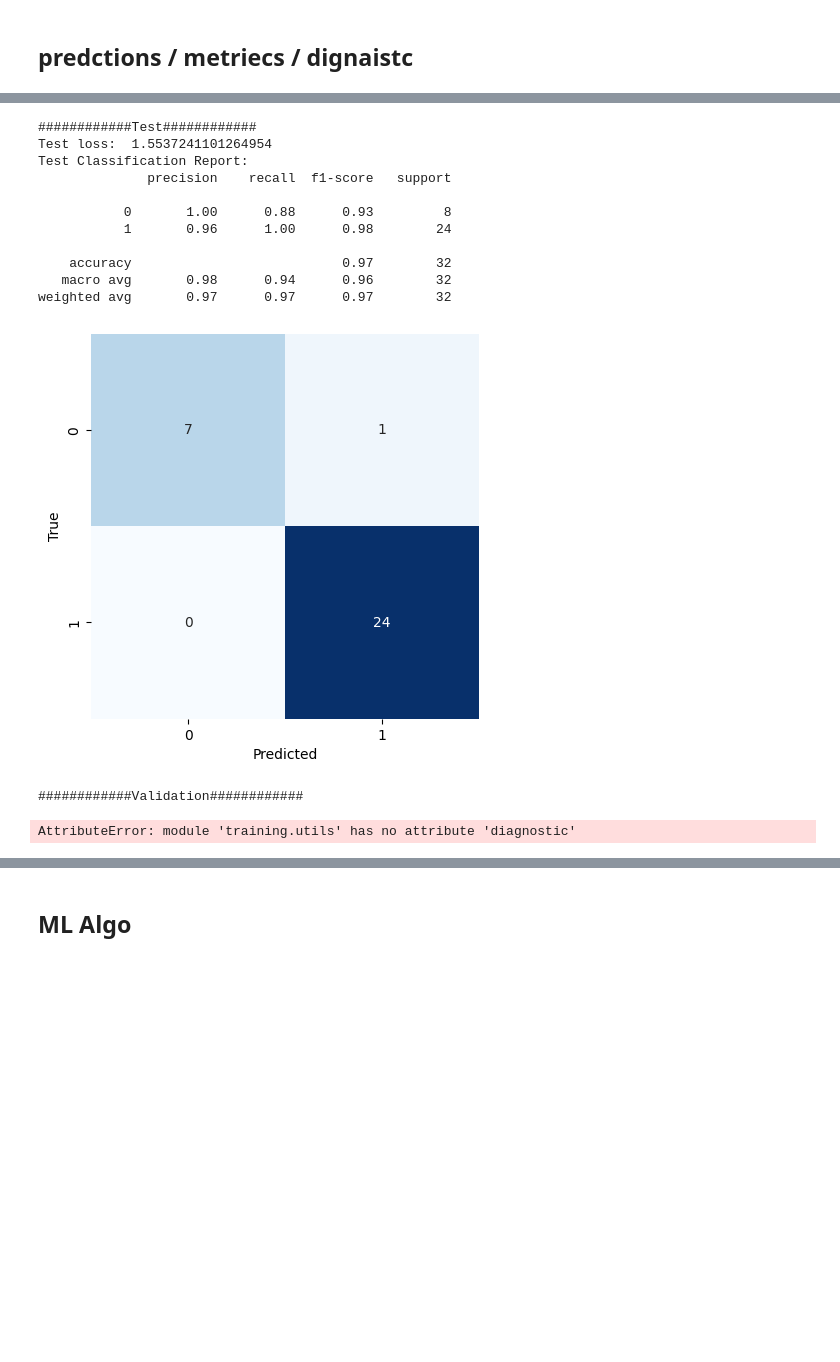
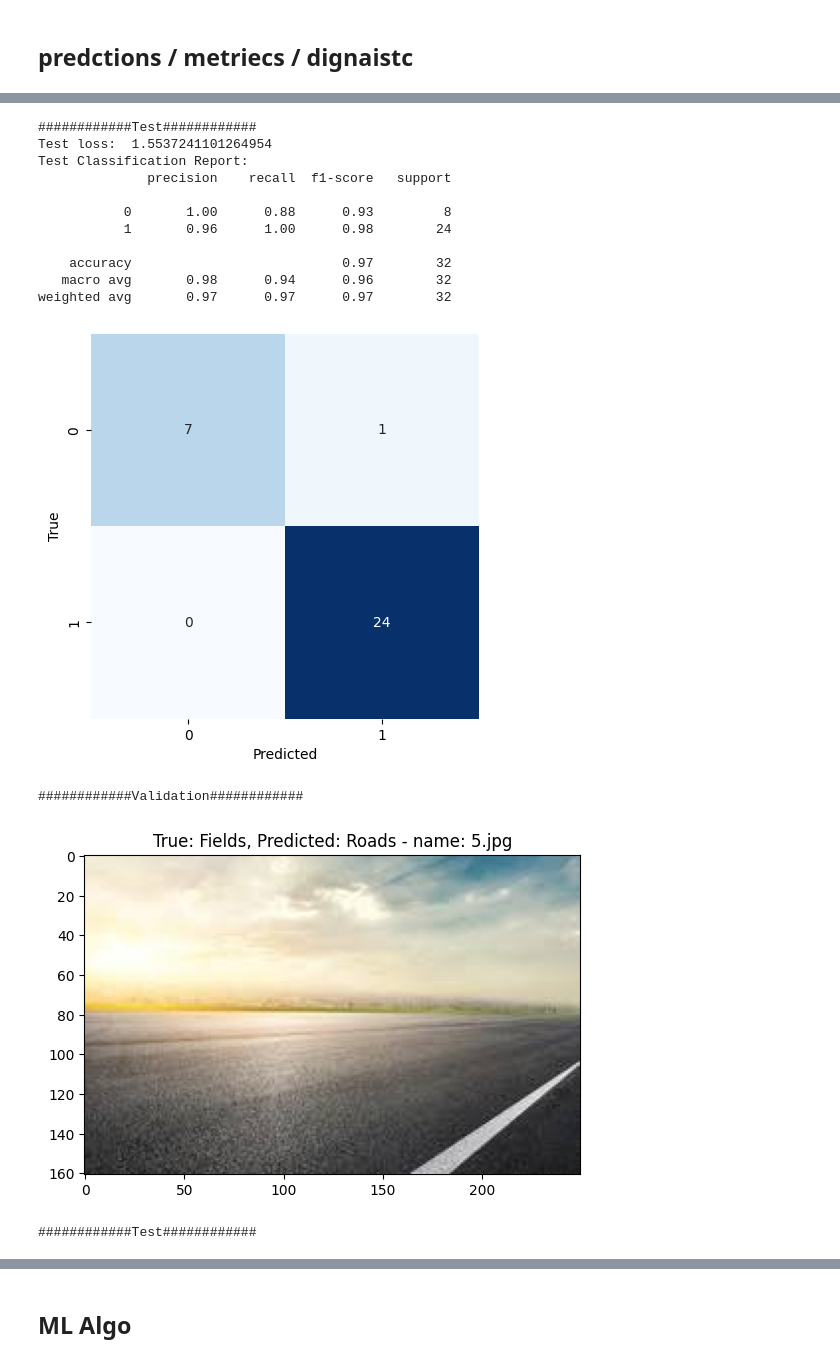
Before and after one commit to arthur-75/classification-app, a Jupyter notebook: training_prediction.ipynb, the cells around one changed output, grey strips where cells are left out. Drawn from its saved outputs; the diff is of its cells as text; code cells hidden in the pictures; blank space fills up the shorter version.

```diff
--- a/training_prediction.ipynb
+++ b/training_prediction.ipynb
@@ -7,7 +6,7 @@ import torch
 # %% [markdown]
 ## Import the model
 # %%
-model= mo.model()
+model= model()
 # %% [markdown]
 ## Prediction Folder
 # %%
@@ -55,6 +54,6 @@ proba,pred,label
 # %% [markdown]
 ## Loading / preporcessing images
 # %%
-dataset = ut.CustomFolder(root="training/dataset/train_images",has_labels=True)
+dataset = CustomFolder(root="training/dataset/train_images",has_labels=True)
 train_loader,val_loader,test_loader = dataset.train_loader(dataset)
 len(train_loader.dataset),len(val_loader.dataset),len(test_loader.dataset)
@@ -63,7 +60,9 @@ len(train_loader.dataset),len(val_loader.dataset),len(test_loader.dataset)
 # %% [markdown]
 ## Train the Model
 # %%
-"""model= mo.Classifier(num_classes=2)
+"""model= Classifier(num_classes=2)
 epochs=20
-model,train_losses ,test_losses=mo.training(model,train_loader,val_loader,epochs=epochs)"""
+model,train_losses ,test_losses=training(model,train_loader,val_loader,epochs=epochs)
+# Plot both training and test losses on the same plot
+# plt_loss(train_losses,test_losses,epochs)"""
 # %% [output]
@@ -76,39 +74,40 @@ ut.plt_loss(train_losses,test_losses,epochs)
 # %%
 
 print("############Validation############")
-outputs,f1,_=ut.met(model,val_loader,True)
+outputs,f1,_=met(model,val_loader,True)
 print("############Test############")
-outputs,f1,_=ut.met(model,test_loader,True)
+outputs,f1,_=met(model,test_loader,True)
 
 
 print("############Validation############")
-ut.diagnostic(model,val_loader)
+diagnostic(model,val_loader)
 print("############Test############")
-ut.diagnostic(model,test_loader)
+diagnostic(model,test_loader)
 # %% [output]
 ############Validation############
 Test loss:  1.6212879121303558
 Test Classification Report:
               precision    recall  f1-score   support
 
            0       1.00      0.89      0.94         9
            1       0.95      1.00      0.98        21
 
     accuracy                           0.97        30
    macro avg       0.98      0.94      0.96        30
 weighted avg       0.97      0.97      0.97        30
 [figure]
 ############Test############
 Test loss:  1.5537241101264954
 Test Classification Report:
               precision    recall  f1-score   support
 
            0       1.00      0.88      0.93         8
            1       0.96      1.00      0.98        24
 
     accuracy                           0.97        32
    macro avg       0.98      0.94      0.96        32
 weighted avg       0.97      0.97      0.97        32
 [figure]
 ############Validation############
+[figure, added]
-AttributeError: module 'training.utils' has no attribute 'diagnostic'
+############Test############
```
Also changed, not shown: parts of 8 cells of this notebook, 3 other files.
